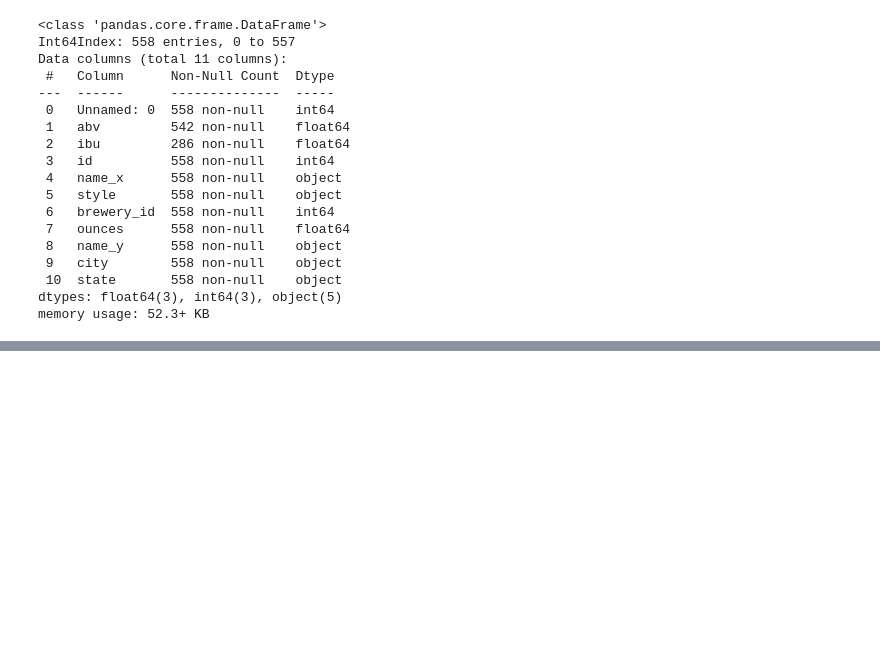
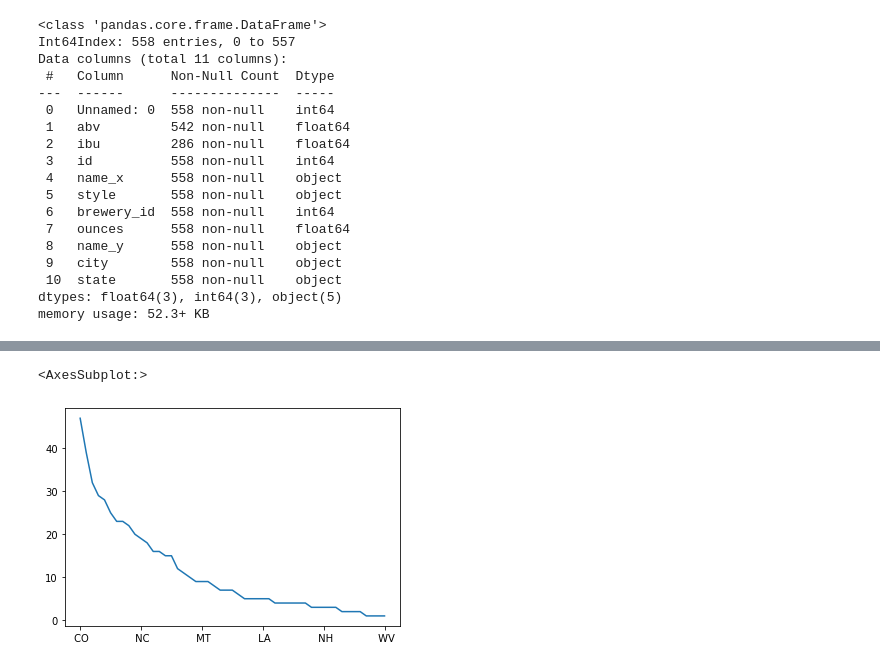
Before and after one commit to jamesallen0351/craft_beer, a Jupyter notebook: craft_beer_scratch.ipynb, the cells around one changed output, grey strips where cells are left out. Drawn from its saved outputs; the diff is of its cells as text; code cells hidden in the pictures; blank space fills up the shorter version.

```diff
--- a/craft_beer_scratch.ipynb
+++ b/craft_beer_scratch.ipynb
@@ -162,0 +222,6 @@ AttributeError: 'Styler' object has no attribute 'value_counts'
+# %%
+# trying out a .plot() on the states
+df.state.value_counts().plot()
+# %% [output]
+<AxesSubplot:>
+[figure, added]
```
Also changed, not shown: parts of 19 cells of this notebook.
